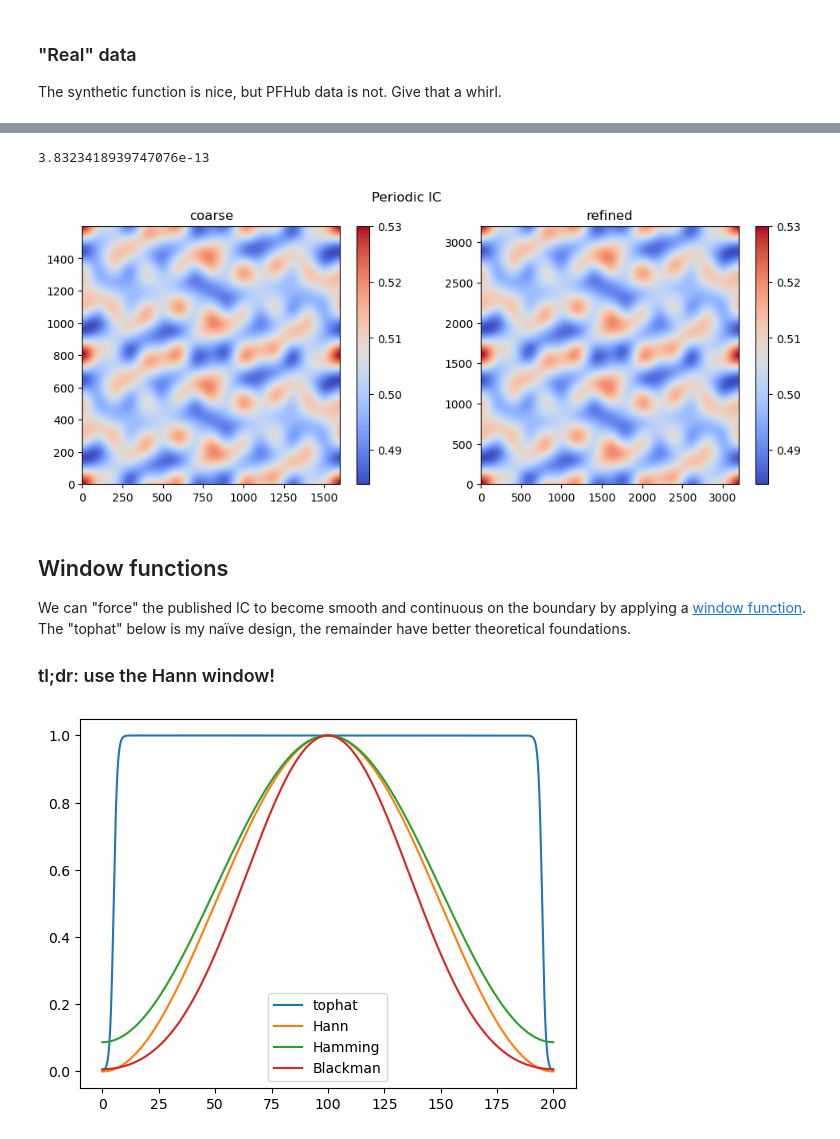
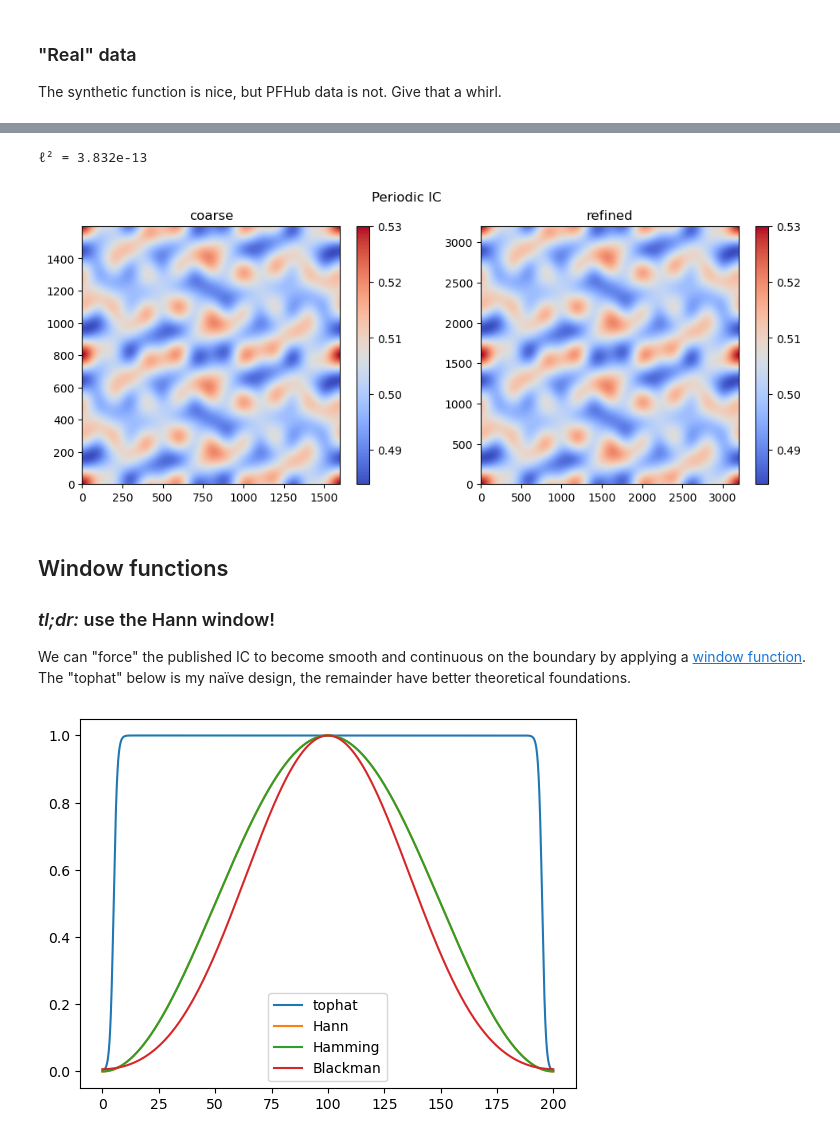
Before and after one commit to tkphd/pfhub-bm1-variations, a Jupyter notebook: fourier-interpolation.ipynb, the cells around one changed output, grey strips where cells are left out. Cells and saved outputs as stored; diff of their text form; code cells hidden in the pictures.

```diff
--- a/fourier-interpolation.ipynb
+++ b/fourier-interpolation.ipynb
@@ -205,7 +199,5 @@ side_by_side("synthetic", v, u)
 # %%
-Y = np.linspace(0, L - L/M, M)
-x, y = np.meshgrid(Y, Y)
-U = fun2D(x, y)
+U2 = data2D(M2)
 
-plt.colorbar(plt.imshow(np.absolute(u - U), norm="log", cmap="twilight_shifted", origin="lower", interpolation=None));
+plt.colorbar(plt.imshow(np.absolute(u2 - U2), norm="log", cmap="twilight_shifted", origin="lower", interpolation=None));
 # %% [output]
@@ -232,20 +225,24 @@ The synthetic function is nice, but PFHub data is not. Give that a whirl.
 # %%
 # Spinodal decomposition parameters
 Lx = 200.
+Ly = 200.
+
 ζ = 0.5    # mean composition
 ϵ = 0.01   # noise amplitude
 
 hf = 0.0625  # fine resolution
 hc = 0.1250  # coarse resolution
 
-Nf = np.rint(Lx / hf).astype(int)
-Nc = np.rint(Lx / hc).astype(int)
+Nf = (np.rint(Lx / hf).astype(int), np.rint(Ly / hf).astype(int))
+Nc = (np.rint(Lx / hc).astype(int), np.rint(Ly / hc).astype(int))
 
-xc = np.linspace(0., Lx - hc, Nc)
-Xc, Yc = np.meshgrid(xc, xc, indexing="xy")
+xc = np.linspace(0., Lx - Lx/Nc[0], Nc[0])
+yc = np.linspace(0., Ly - Ly/Nc[1], Nc[1])
+Xc, Yc = np.meshgrid(xc, yc, indexing="xy")
 
-xf = np.linspace(0., Lx - hf, Nf)
-Xf, Yf = np.meshgrid(xf, xf, indexing="xy")
+xf = np.linspace(0., Lx - Lx/Nf[0], Nf[0])
+yf = np.linspace(0., Ly - Ly/Nf[1], Nf[1])
+Xf, Yf = np.meshgrid(xf, yf, indexing="xy")
 
 # not-random microstructure
 ripples = lambda x, y, A, B: np.cos(A[0] * x) * np.cos(B[0] * y) \
@@ -271,44 +269,48 @@ side_by_side("Original IC", cco, ufo)
 # %%
 # periodic cosine coefficients
 Ap = np.pi / Lx * np.array([6.0, 8.0, 2.0, 4.0])
-Bp = np.pi / Lx * np.array([8.0, 6.0, 10., 2.0])
+Bp = np.pi / Ly * np.array([8.0, 6.0, 10., 2.0])
 
 ic_peri = lambda x, y: ζ + ϵ * ripples(x, y, Ap, Bp)
 
 cfp = ic_peri(Xf, Yf)
 ccp = ic_peri(Xc, Yc)
-ufp = interp2D(ccp, Nf)
-print(np.linalg.norm(cfp - ufp))
+ufp = fourier_interpolation(ccp, Nf)
+l2p = np.linalg.norm(cfp - ufp)
+print(f"ℓ² = {l2p:.3e}")
 
 side_by_side("Periodic IC", ccp, ufp)
 # %% [output]
-3.8323418939747076e-13
+ℓ² = 3.832e-13
 [figure]
 # %% [markdown]
 ## Window functions
 
+### _tl;dr:_ use the Hann window!
+
 We can "force" the published IC to become smooth and continuous on the boundary by applying a [window function](https://en.wikipedia.org/wiki/Window_function#A_list_of_window_functions).
 The "tophat" below is my naïve design, the remainder have better theoretical foundations.
-
-### tl;dr: use the Hann window!
 # %%
-# tophat window
 λ = Lx / 40 # width of periodic boundary shell
 
-tophat = lambda x: 0.25 * (1 + np.tanh(np.pi * (x - λ) / λ)) \
-                        * (1 + np.tanh(np.pi * (Lx - x - λ) / λ))
+# tophat window -- touches y=0
+tophat = lambda x, L: 0.25 * (1 + np.tanh(np.pi * (x - λ) / λ)) \
+                           * (1 + np.tanh(np.pi * (L - x - λ) / λ))
 
 # hann window -- touches y=0
-hann = lambda x, a0: a0 - (1 - a0) * np.cos(2 * np.pi * x / Lx)
+hann = lambda x, L: 0.5 * (1 - np.cos(2 * np.pi * x / L))
+
+# hamming window -- does not touch y=0
+hamming = lambda x, L: 25/46 - (1 - 25/46) * np.cos(2 * np.pi * x / L)
 
 # blackman window -- does not touch y=0
-blackman = lambda x, a0, a1, a2: a0 - a1 * np.cos(2 * np.pi * x / Lx) + a2 * np.cos(4 * np.pi * x / Lx)
+blackman = lambda x, L: 7938/18608 - 9240/18608 * np.cos(2 * np.pi * x / L) + 1430/18608 * np.cos(4 * np.pi * x / L)
 
-plt.plot(xf, tophat(xf), label="tophat");
-plt.plot(xf, hann(xf, 0.5), label="Hann");
-plt.plot(xf, hann(xf, 25/46), label="Hamming");
-plt.plot(xf, blackman(xf, 7938/18608, 9240/18608, 1430/18608), label="Blackman");
+plt.plot(xf, tophat(xf, Lx), label="tophat");
+plt.plot(xf, hann(xf, Lx), label="Hann");
+plt.plot(xf, hann(xf, Lx), label="Hamming");
+plt.plot(xf, blackman(xf, Lx), label="Blackman");
 plt.legend(loc="best");
 # %% [output]
-[figure, old version]
+[figure, new version]
 # %%
```
Also changed, not shown: parts of 14 cells of this notebook, 1 other file.
